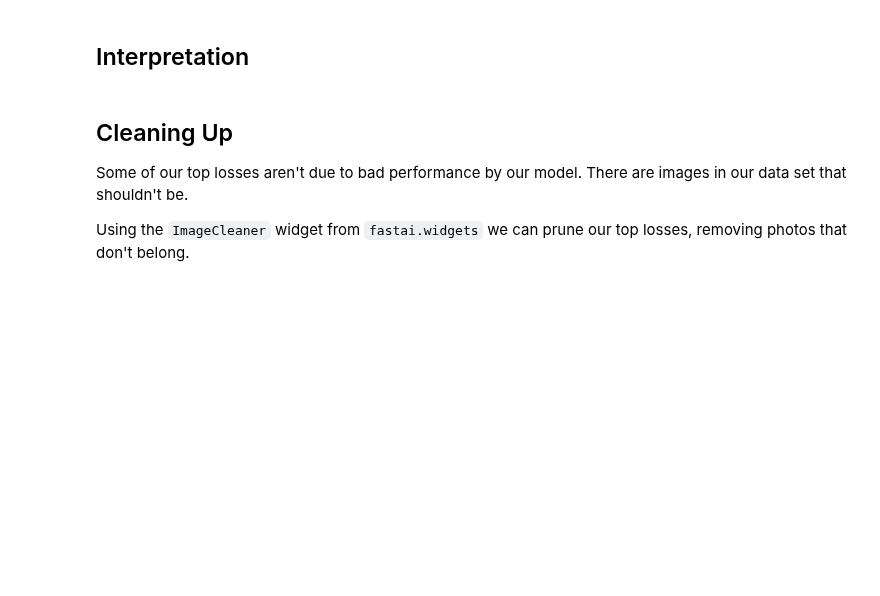
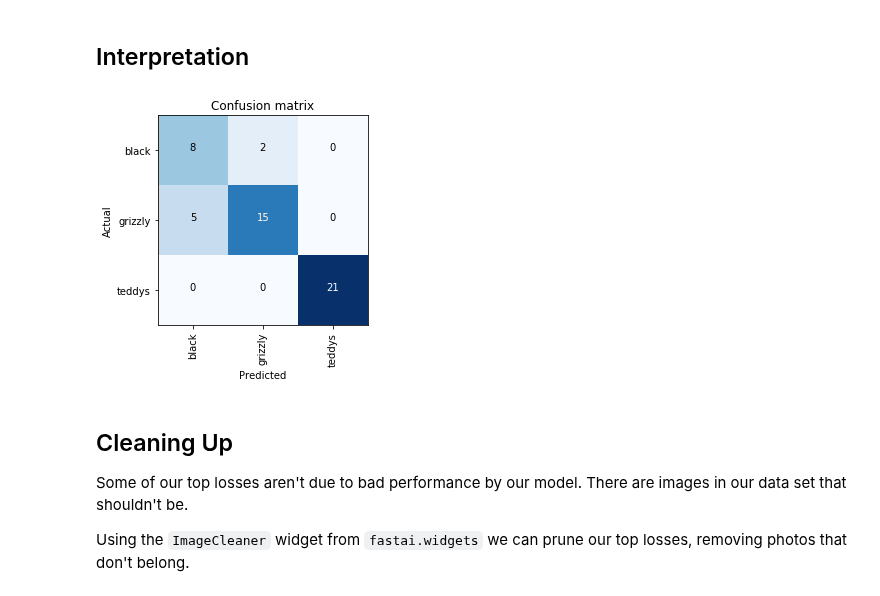
Before and after one commit to flyinacres/fastai-coursework, a Jupyter notebook: fastai-v3-lesson-2.ipynb, the cells around one changed output. Cells and saved outputs as stored; diff of their text form; code cells hidden in the pictures; blank space fills up the shorter version.

```diff
--- a/fastai-v3-lesson-2.ipynb
+++ b/fastai-v3-lesson-2.ipynb
@@ -123,2 +231,2 @@ Then we can remove any images that can't be opened:
 # %%
-#learn.fit_one_cycle(2, max_lr=slice(1e-4,1e-3))
+learn.fit_one_cycle(2, max_lr=slice(1e-4,1e-3))
@@ -127,6 +240,6 @@ Then we can remove any images that can't be opened:
 # %% [markdown]
 ## Interpretation
 # %%
-#learn.load('stage-2');
+learn.load('stage-2');
 # %%
-#interp = ClassificationInterpretation.from_learner(learn)
+interp = ClassificationInterpretation.from_learner(learn)
@@ -135,3 +246,7 @@ Then we can remove any images that can't be opened:
+# %%
+interp.plot_confusion_matrix()
+# %% [output]
+[figure, added]
 # %% [markdown]
 ## Cleaning Up
 
```
Also changed, not shown: parts of 24 cells of this notebook.
